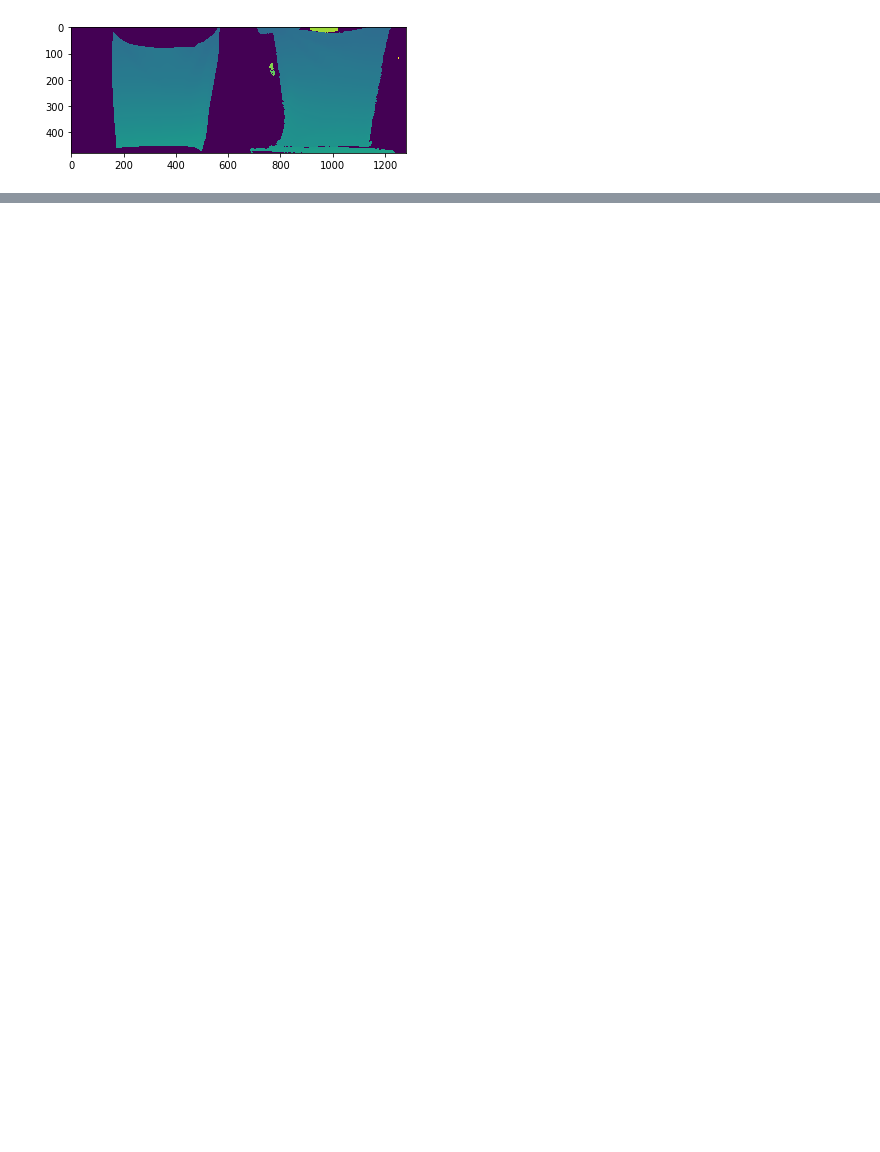
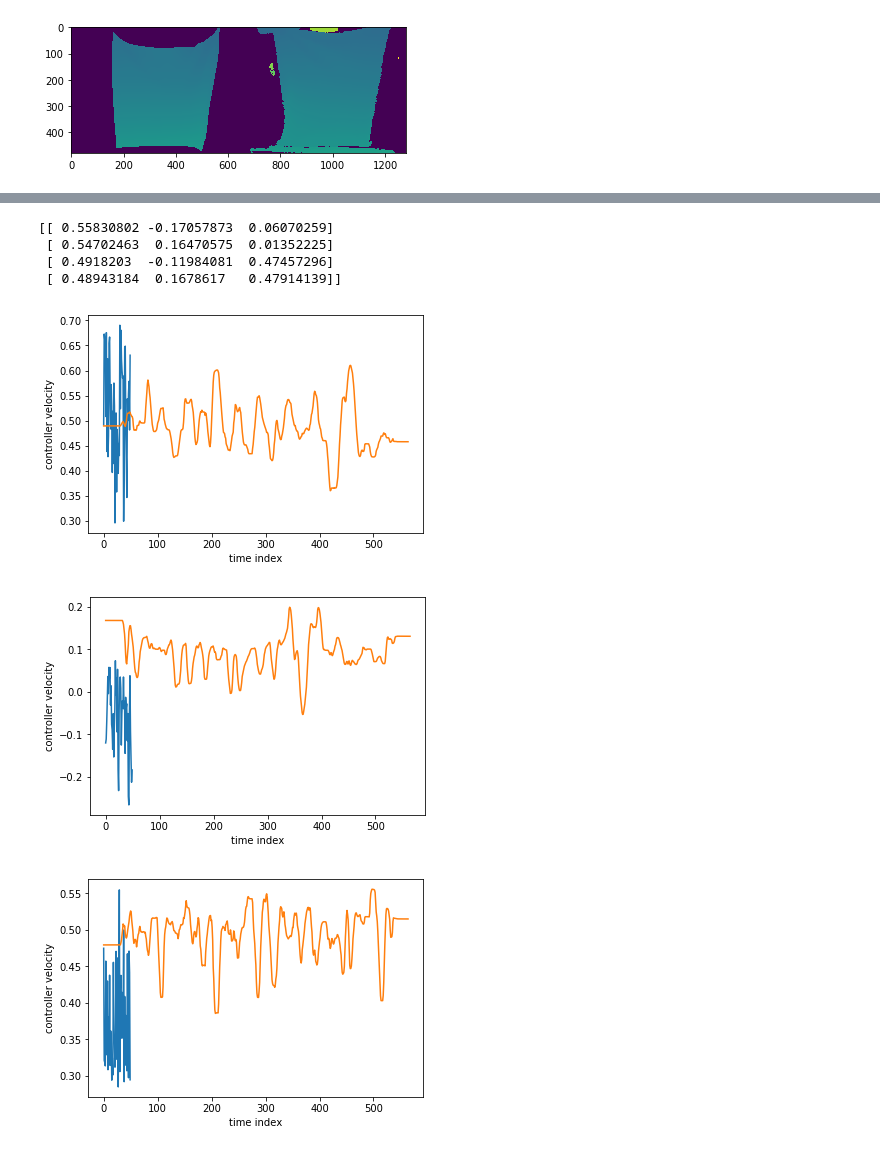
Before and after one commit to rmqlife/deformable, a Jupyter notebook: transfer_depth.ipynb, the cells around one changed output, grey strips where cells are left out. Cells and saved outputs as stored; diff of their text form; code cells hidden in the pictures; blank space fills up the shorter version.

```diff
--- a/transfer_depth.ipynb
+++ b/transfer_depth.ipynb
@@ -229,0 +141,80 @@ for i in range(y_pred.shape[1]):
+# %%
+import numpy as np
+class Handles:
+    def __init__(self,cloth_x, cloth_y, handles, ext=0.03):
+        self.cloth_x = cloth_x
+        self.cloth_y = cloth_y
+        self.init_handles = np.array(handles)
+        self.ext = ext
+
+    def noisen(self,x,n):
+        from random import uniform
+        ret = np.zeros(n)
+        for i in range(n):
+            ret[i]=uniform(-x,x)
+        return ret
+
+    def dist3d(self,p1,p2):
+        return np.linalg.norm(np.subtract(p1,p2))
+
+    def random_handles(self):
+        while True:
+            handles = self.init_handles.copy()
+            for i in range(handles.shape[0]):
+                handles[i,:] += self.noisen(x=0.2, n=3)
+            valid = 1
+            valid &= self.dist3d(handles[0],handles[1])<self.cloth_x + self.ext
+            valid &= self.dist3d(handles[2],handles[3])<self.cloth_x + self.ext
+            valid &= self.dist3d(handles[0],handles[2])<self.cloth_y + self.ext
+            valid &= self.dist3d(handles[1],handles[3])<self.cloth_y + self.ext
+            #print(self.dist3d(handles[0],handles[2]),valid)
+            if valid==1:
+                break
+        return handles
+
+    def rand_robot(self):
+        while True:
+            handles = self.init_handles.copy()
+            for i in range(handles.shape[0]):
+                handles[i,:] += self.noisen(x=0.2, n=3)
+            valid = 1
+            valid &= self.dist3d(handles[2],handles[3])<self.cloth_x + self.ext
+            #print(self.dist3d(handles[0],handles[2]),valid)
+            if valid==1:
+                break
+        return handles
+
+    def series(self,pos_num):
+        pos_num = 50
+        tt_handles = np.zeros((pos_num,4*3))
+        tt_handles[0,:] = np.array(handles).reshape(-1,)
+        print(handles)
+        for i in range(1,pos_num):
+            #print(tt_pos)
+            res = Handles.random_handles()
+            tt_handles[i,:] = res.reshape(-1,)
+        return tt_handles
+
+cloth_x = 0.3
+cloth_y = 0.35
+rr = [0.48943184,0.1678617,0.47914139]
+rl = [0.4918203,-0.11984081,0.47457296]
+hl = [0.55830802,-0.17057873,0.06070259]
+hr = [0.54702463,0.16470575,0.01352225]
+robot_pos=[rl,rr]
+hands_pos=[hl,hr]
+handles = np.array(hands_pos + robot_pos)
+Handles = Handles(cloth_x=cloth_x, cloth_y=cloth_y, handles=handles)
+
+#pos1 = np.load('/playpen/biao/result/0130/merged3/handles.npy')[:,-6:]
+pos2 = np.load('/playpen/biao/result/data.npz')['pos']
+pos1 = Handles.series(pos_num=pos2.shape[0])[:,-6:]
+draw_comparison(pos1,pos2)
+# %% [output]
+[[ 0.55830802 -0.17057873  0.06070259]
+ [ 0.54702463  0.16470575  0.01352225]
+ [ 0.4918203  -0.11984081  0.47457296]
+ [ 0.48943184  0.1678617   0.47914139]]
+[figure, added]
+[figure, added]
+[figure, added]
```
Also changed, not shown: parts of 8 cells of this notebook, 3 other files.
